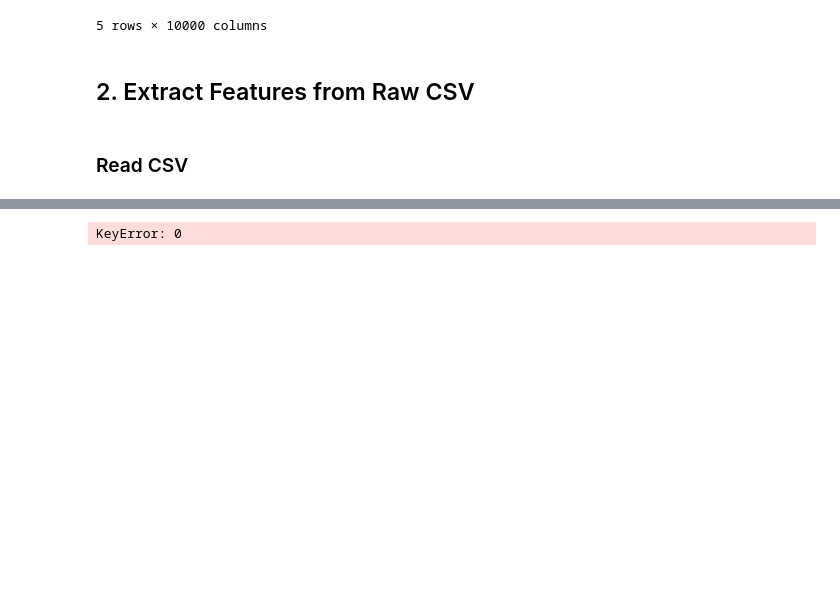
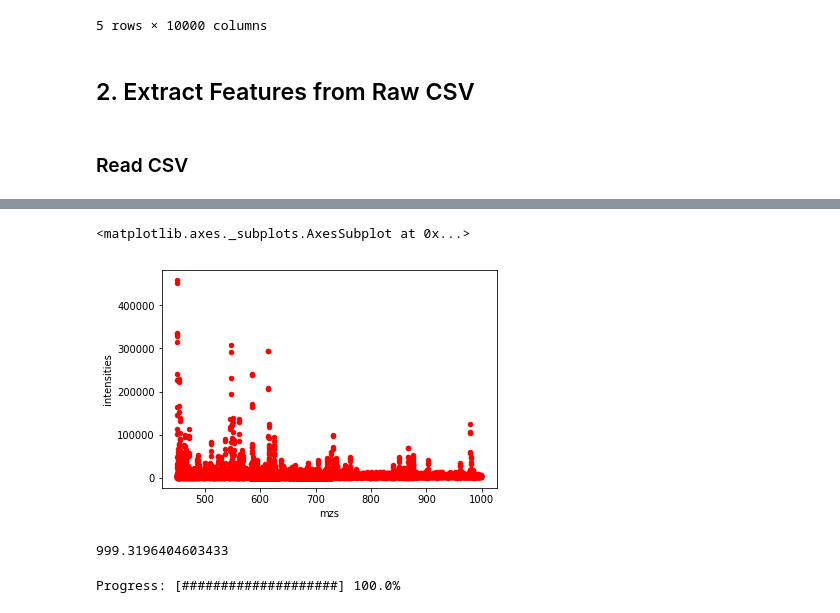
Before and after one commit to gettodaze/CS532-Final-Project, a Jupyter notebook: Final Project Activity.ipynb, the cells around one changed output, grey strips where cells are left out. Drawn from its saved outputs; the diff is of its cells as text; code cells hidden in the pictures; blank space fills up the shorter version.

Commit message:
Update with Contaminated Image

```diff
--- a/Final Project Activity.ipynb
+++ b/Final Project Activity.ipynb
@@ -135,11 +145,18 @@ master_df = pd.DataFrame()
 # %%
-plot_df  = pd.DataFrame({"mzs": df_mass[0], "intensities": df_intensities[0]})
-df.plot(kind='scatter',x='mzs',y='intensities',color='red')
+del df_mass['Unnamed: 0']
+del df_intensities['Unnamed: 0']
+plot_df  = pd.DataFrame({"mzs": df_mass.iloc[0,:].values, "intensities": df_intensities.iloc[0, :].values})
+plot_df.plot(kind='scatter',x='mzs',y='intensities',color='red')
 # %% [output]
-KeyError: 0
+<matplotlib.axes._subplots.AxesSubplot at 0x...>
+[figure, added]
+# %%
+df_mass.iloc[0, :].max()
+# %% [output]
+999.3196404603433
 # %%
 for i in range(pixel_count - 1):
-    update_progress(i / number_of_elements)
+    update_progress(i / (pixel_count-1))
     pixel_x = df_mass[str(i)].values
     pixel_y = df_intensities[str(i)].values
     # PUT X AND Y INTO A 2 COLUMN MATRIX
@@ -150,3 +167,5 @@ for i in range(pixel_count - 1):
     df_train = df_train[idxs_to_bool(peaks[0], len(pixel_y))]
     df_train['pixel_id'] = i
     master_df = master_df.append(df_train, ignore_index=True)
+# %% [output]
+Progress: [####################] 100.0%
```
Also changed, not shown: parts of 2 cells of this notebook, 2 other files.
